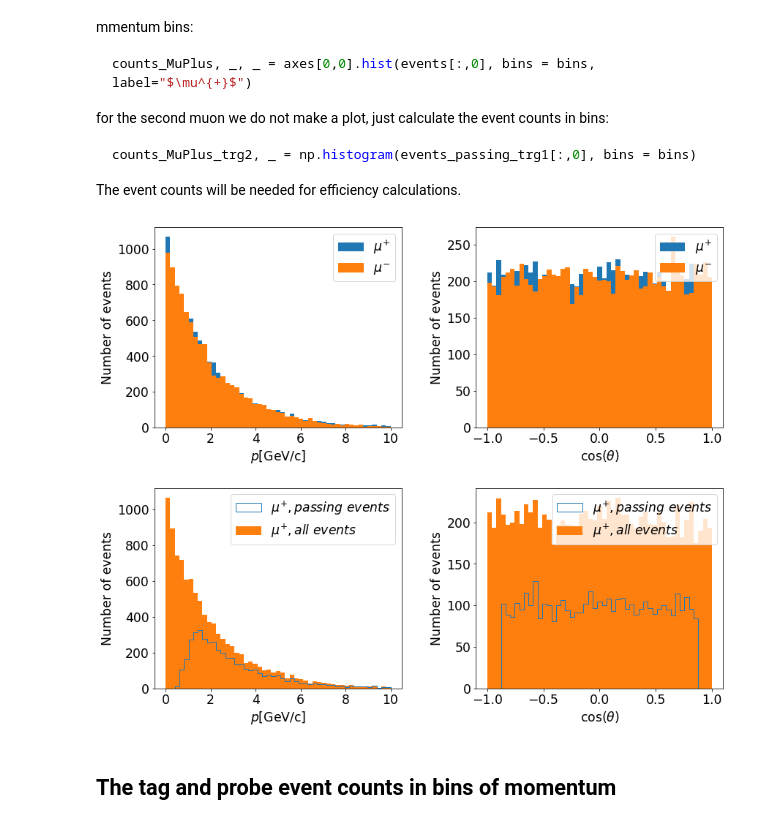
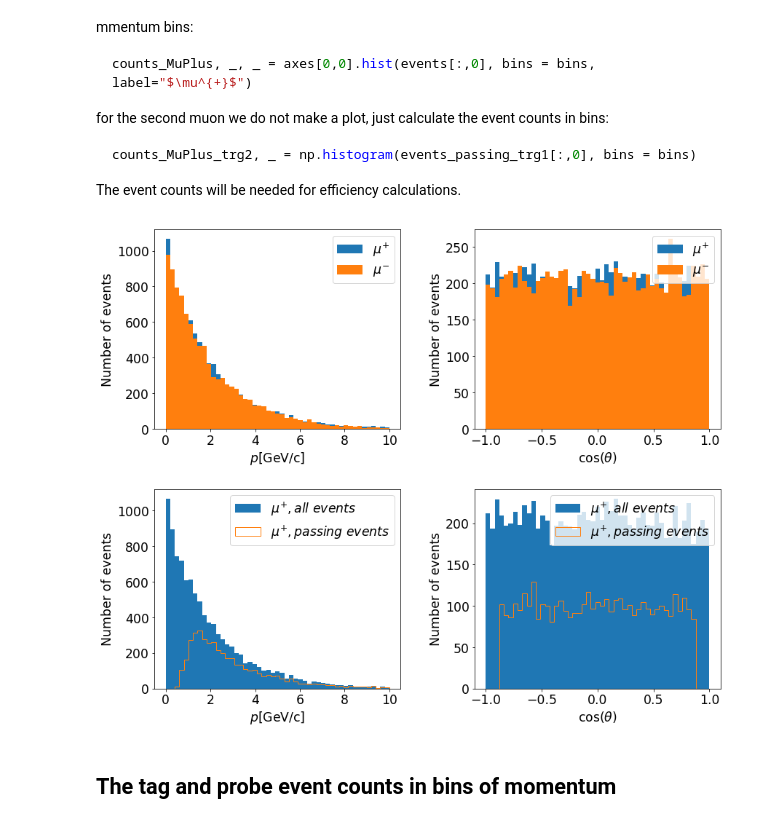
Before and after one commit to barraldiaz/Modern_Particle_Physics_Experiments, a Jupyter notebook: 08_DAQ_Trigger_advanced/08_DAQ_Trigger_advanced.ipynb, the cells around one changed output. Saved outputs shown, nothing was run; the diff lists cells and outputs as text; code cells hidden in the pictures.

```diff
--- a/08_DAQ_Trigger_advanced/08_DAQ_Trigger_advanced.ipynb
+++ b/08_DAQ_Trigger_advanced/08_DAQ_Trigger_advanced.ipynb
@@ -137,38 +138,40 @@ muPlus_trg_idx = 6
 muMinus_trg_idx = 7
 
 counts_MuPlus, _, _ = axes[0,0].hist(events[:,0], bins = bins, label="$\mu^{+}$")
 counts_MuMinus, _, _ = axes[0,0].hist(events[:,1], bins = bins, label="$\mu^{-}$")
 axes[0,0].set_xlabel(r"$p$[GeV/c]")
 axes[0,0].set_ylabel("Number of events")
 axes[0,0].legend(loc="upper right");
 
 bins = np.linspace(-1, 1, nBins)
 axes[0,1].hist(np.cos(events[:,muPlus_theta_idx]), bins = bins, label="$\mu^{+}$")
 axes[0,1].hist(np.cos(events[:,muMinus_theta_idx]), bins = bins, label="$\mu^{-}$")
 axes[0,1].set_xlabel(r"$\cos(\theta)$")
 axes[0,1].set_ylabel("Number of events")
 axes[0,1].legend(loc="upper right");
 
 events_passing_trg1 = events[events[:,muPlus_trg_idx]>0]
 events_passing_trg2 = events[events[:,muMinus_trg_idx]>0]
 bins = np.linspace(minP, maxP, nBins)
-counts_MuPlus_trg1, _, _ = axes[1,0].hist(events_passing_trg1[:,0], bins = bins, histtype="step", label="$\mu^{+}, passing~events$")
+axes[1,0].hist(events[:,0], bins = bins, label="$\mu^{+}, all\ events$")
+counts_MuPlus_trg1, _, _ = axes[1,0].hist(events_passing_trg1[:,0], bins = bins, histtype="step", label="$\mu^{+}, passing\ events$")
 counts_MuPlus_trg2, _ = np.histogram(events_passing_trg1[:,0], bins = bins)
-axes[1,0].hist(events[:,0], bins = bins, label="$\mu^{+}, all~events$")
+#axes[1,0].hist(events[:,0], bins = bins, label="$\mu^{+}, all\ events$")
 axes[1,0].set_xlabel(r"$p$[GeV/c]")
 axes[1,0].set_ylabel("Number of events")
 axes[1,0].legend(loc="upper right");
 
 bins = np.linspace(-1, 1, nBins)
-axes[1,1].hist(np.cos(events_passing_trg1[:,2]), bins = bins, histtype="step", label="$\mu^{+}, passing~events$")
-axes[1,1].hist(np.cos(events[:,2]), bins = bins, label="$\mu^{+}, all~events$")
+axes[1,1].hist(np.cos(events[:,2]), bins = bins, label="$\mu^{+}, all\ events$")
+axes[1,1].hist(np.cos(events_passing_trg1[:,2]), bins = bins, histtype="step", label="$\mu^{+}, passing\ events$")
+#axes[1,1].hist(np.cos(events[:,2]), bins = bins, label="$\mu^{+}, all\ events$")
 axes[1,1].set_xlabel(r"$\cos(\theta)$")
 axes[1,1].set_ylabel("Number of events")
 axes[1,1].legend(loc="upper right");
 
 plt.subplots_adjust(bottom=0.15, left=0.05, right=0.95, wspace=0.3, hspace=0.3)
 # %% [output]
-[figure, old version]
+[figure, new version]
 # %% [markdown]
 ## The tag and probe event counts in bins of momentum
 # %%
```
Also changed, not shown: parts of 3 cells of this notebook, 11 other files.
